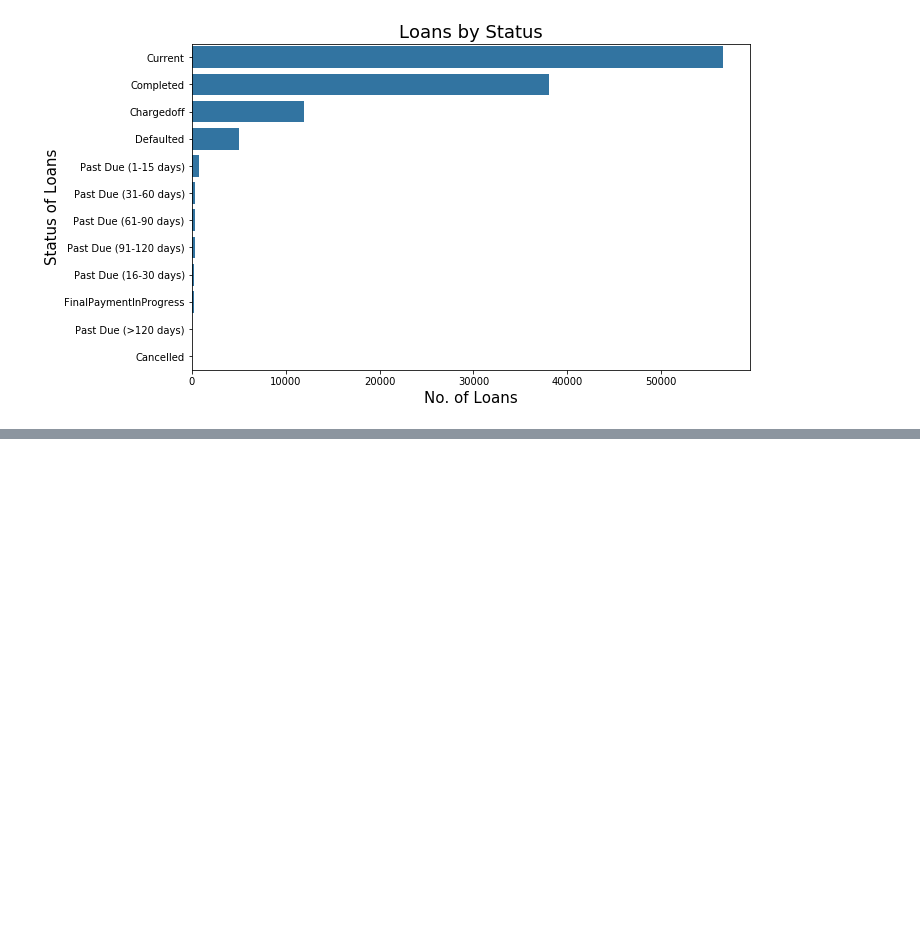
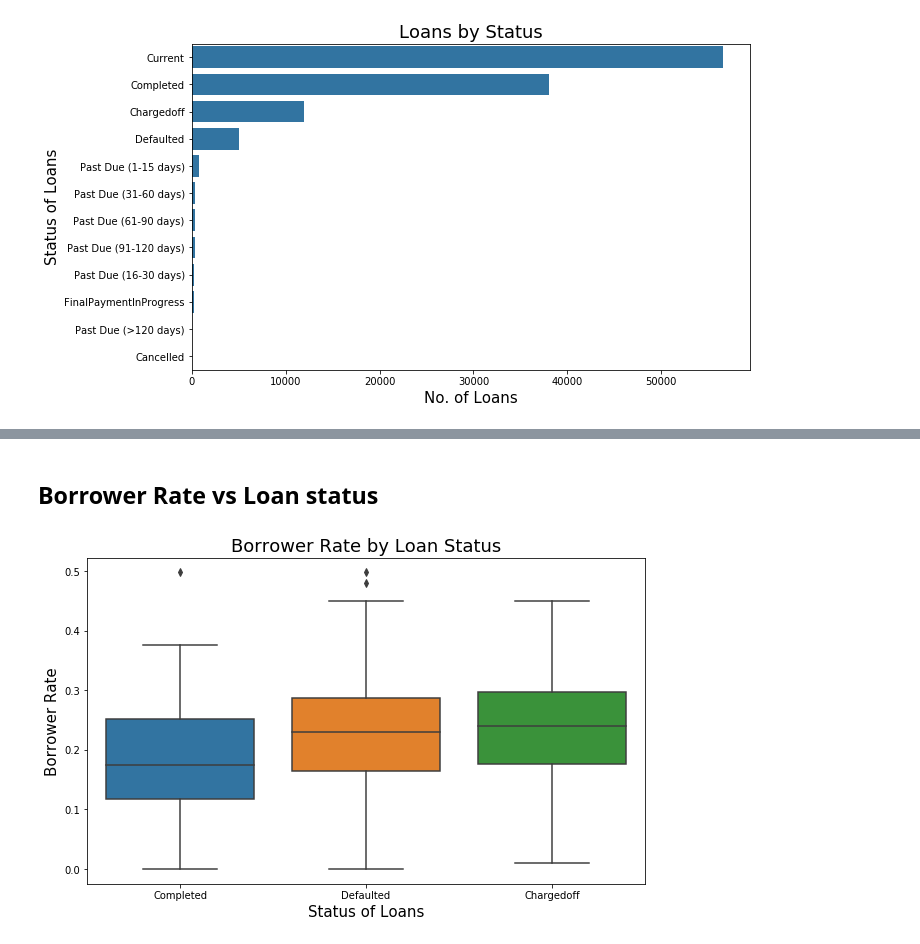
Before and after one commit to rashokanand/explore_prosper_loan_data, a Jupyter notebook: explanatory_analysis.ipynb, the cells around one changed output, grey strips where cells are left out. Cells and saved outputs as stored; diff of their text form; code cells hidden in the pictures; blank space fills up the shorter version.

```diff
--- a/explanatory_analysis.ipynb
+++ b/explanatory_analysis.ipynb
@@ -54,0 +81,22 @@ plt.title('Loans by Status',fontsize = 18);
+# %% [markdown]
+## Borrower Rate vs Loan status
+# %%
+c = prosper_clean_df
+loan_stat_ord = ['Completed','Defaulted','Chargedoff']
+
+c = c[c.LoanStatus.isin(loan_stat_ord)]
+
+# g = sb.FacetGrid(data = c, col = 'LoanStatus')
+# g.map(sb.distplot, 'EmploymentStatusDuration',kde=False)
+
+fig,ax = plt.subplots(figsize = (10,6))
+
+sb.boxplot(data = c, x = 'LoanStatus',y = 'BorrowerRate',ax = ax)
+
+c.groupby('LoanStatus').median().BorrowerRate
+
+plt.xlabel('Status of Loans',fontsize = 15)
+plt.ylabel('Borrower Rate', fontsize = 15)
+plt.title('Borrower Rate by Loan Status',fontsize = 18);
+# %% [output]
+[figure, added]
```
Also changed, not shown: parts of 11 cells of this notebook.
